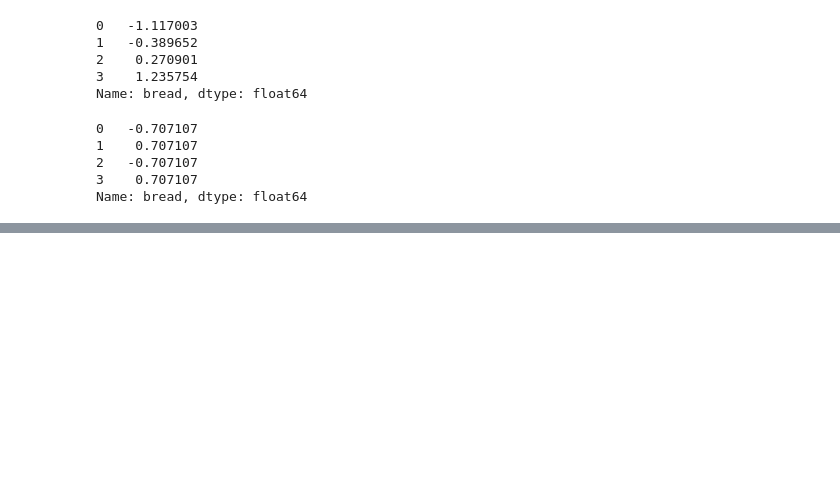
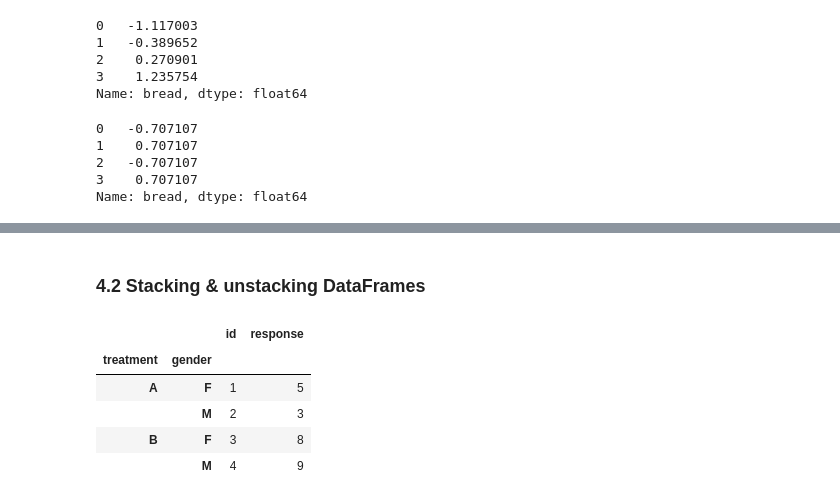
Before and after one commit to lucasbivar/statistic-applied-to-computing, a Jupyter notebook: personal-studies/data-manipulation/Pandas.ipynb, the cells around one changed output, grey strips where cells are left out. Drawn from its saved outputs; the diff is of its cells as text; code cells hidden in the pictures; blank space fills up the shorter version.

```diff
--- a/personal-studies/data-manipulation/Pandas.ipynb
+++ b/personal-studies/data-manipulation/Pandas.ipynb
@@ -865,0 +905,12 @@ Name: bread, dtype: float64
+# %% [markdown]
+### 4.2 Stacking & unstacking DataFrames
+# %%
+trials = trials.set_index(["treatment", "gender"])
+trials
+# %% [output]
+|  |  | id | response |
+| treatment | gender |  |  |
+| A | F | 1 | 5 |
+|  | M | 2 | 3 |
+| B | F | 3 | 8 |
+|  | M | 4 | 9 |
```
Also changed, not shown: parts of 18 cells of this notebook.
